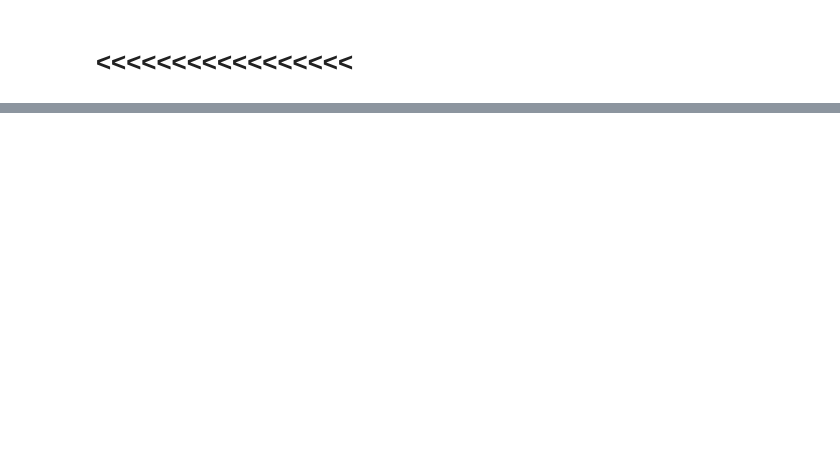
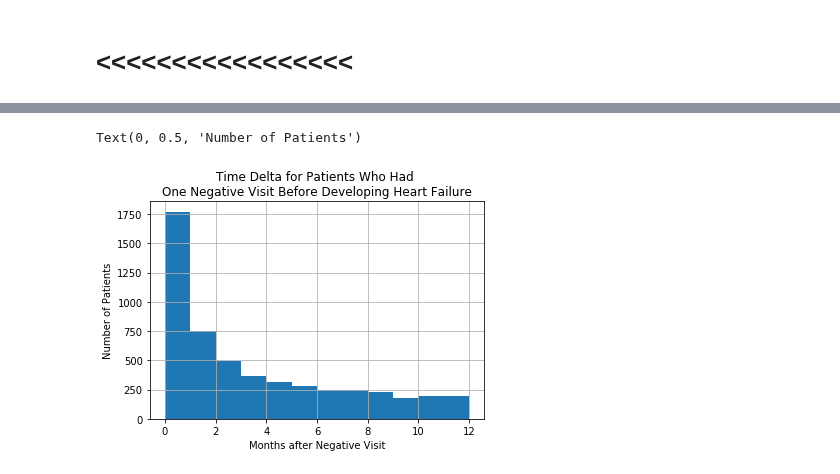
Before and after one commit to brandoncryu/disease_prediction, a Jupyter notebook: Predict_Future.ipynb, the cells around one changed output, grey strips where cells are left out. Cells and saved outputs as stored; diff of their text form; code cells hidden in the pictures; blank space fills up the shorter version.

```diff
--- a/Predict_Future.ipynb
+++ b/Predict_Future.ipynb
@@ -172,0 +235,8 @@ There are 21137 subjects with CHF, and 11678 subjects with CHF that had at least
+# %%
+prev_adm['time_delta'].apply(lambda x: x.days/31).hist(bins=12, range=(0,12))
+plt.title('Time Delta for Patients Who Had \nOne Negative Visit Before Developing Heart Failure')
+plt.xlabel('Months after Negative Visit')
+plt.ylabel('Number of Patients')
+# %% [output]
+Text(0, 0.5, 'Number of Patients')
+[figure, added]
```
Also changed, not shown: parts of 21 cells of this notebook.
